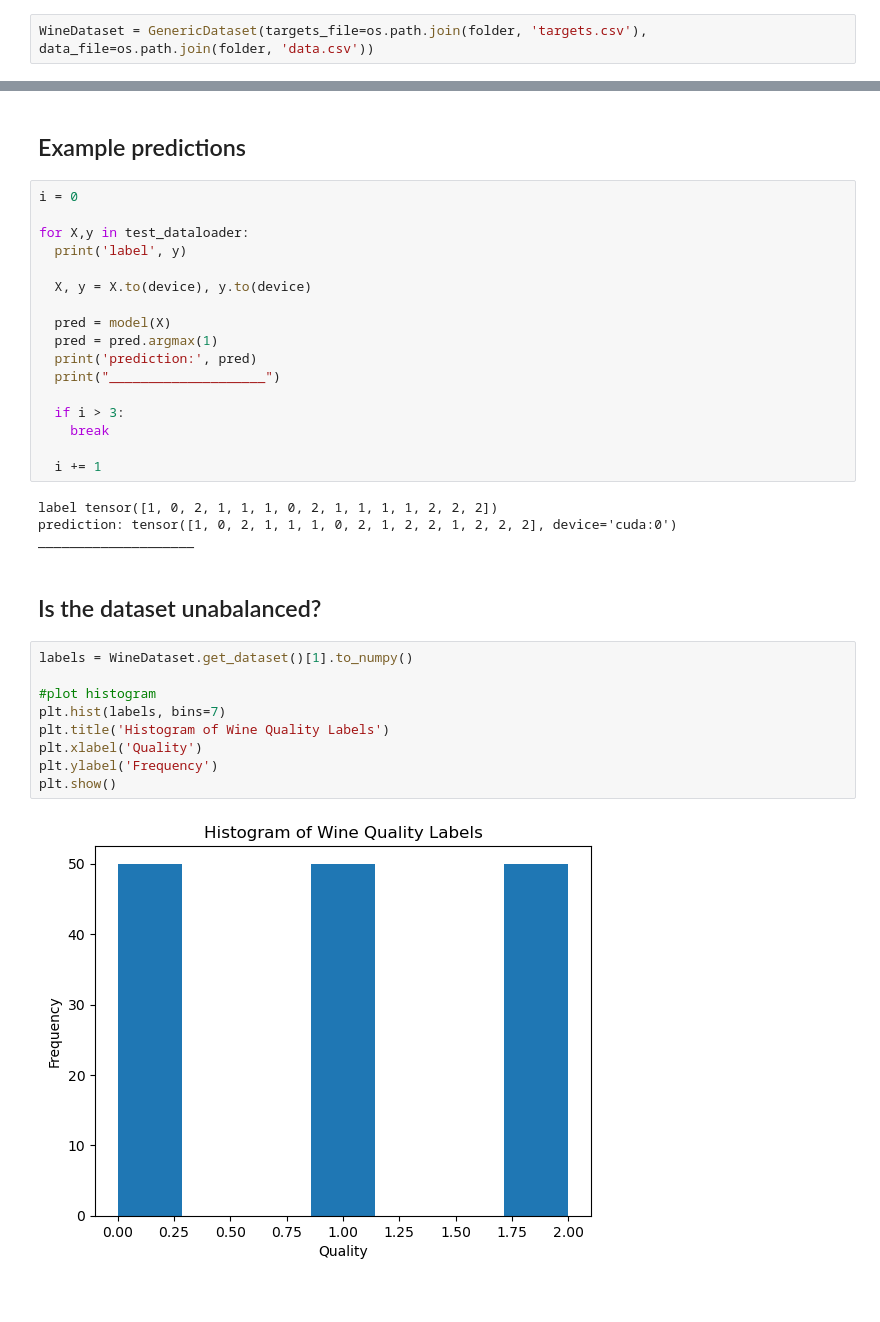
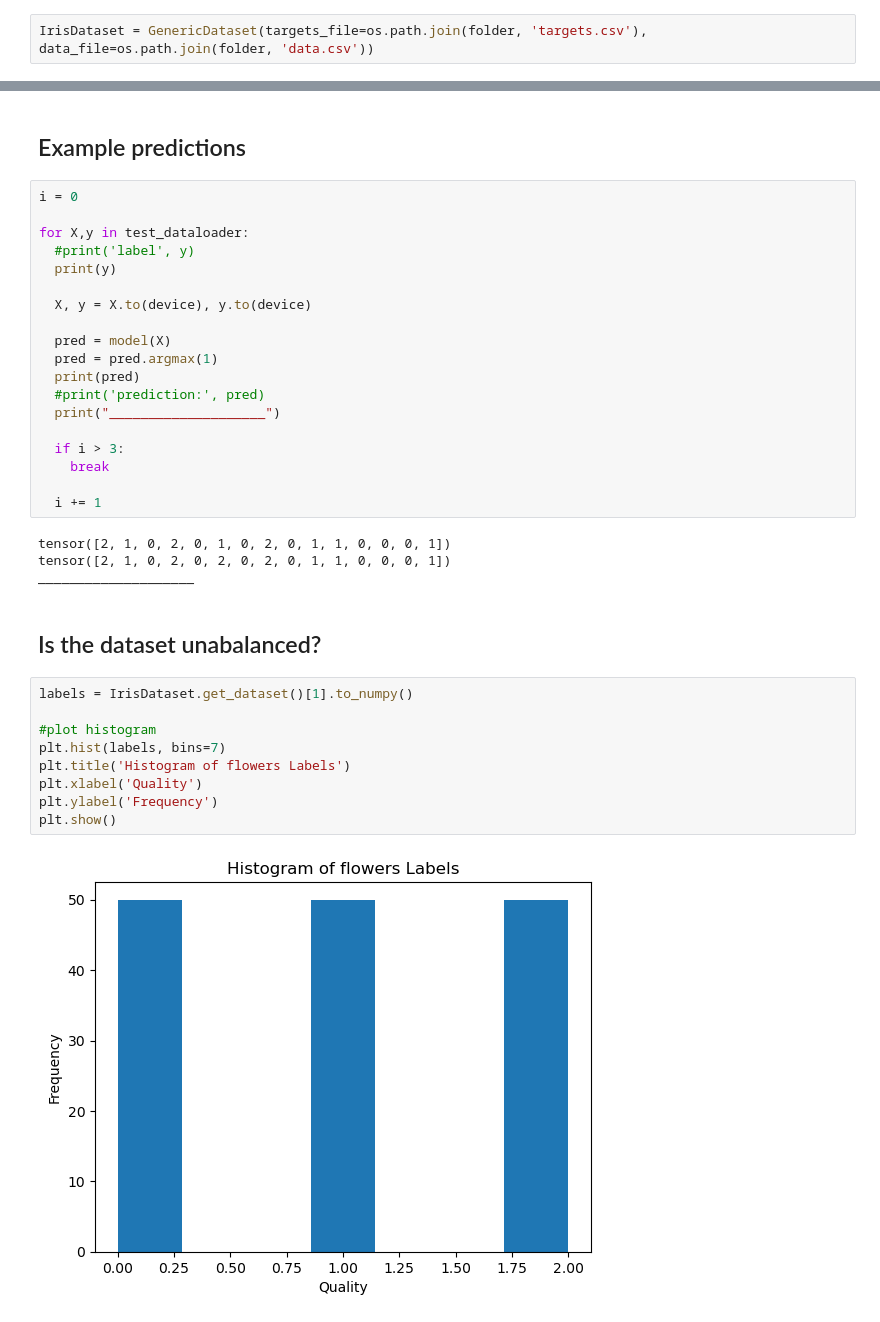
Before and after one commit to dangeloandrea14/DNN-lectures, a Jupyter notebook: 3_NeuralNetworks-iris.ipynb, the cells around one changed output, grey strips where cells are left out. Cells and saved outputs as stored; diff of their text form.

```diff
--- a/3_NeuralNetworks-iris.ipynb
+++ b/3_NeuralNetworks-iris.ipynb
@@ -98,5 +96,5 @@ class GenericDataset(Dataset):
 # %%
 folder = os.path.join('data', 'iris')
 # %%
-WineDataset = GenericDataset(targets_file=os.path.join(folder, 'targets.csv'), data_file=os.path.join(folder, 'data.csv'))
+IrisDataset = GenericDataset(targets_file=os.path.join(folder, 'targets.csv'), data_file=os.path.join(folder, 'data.csv'))
 # %%
@@ -278,13 +277,15 @@ plt.show()
 i = 0
 
 for X,y in test_dataloader:
-  print('label', y)
+  #print('label', y)
+  print(y)
 
   X, y = X.to(device), y.to(device)
 
   pred = model(X)
   pred = pred.argmax(1)
-  print('prediction:', pred)
+  print(pred)
+  #print('prediction:', pred)
   print("____________________")
 
   if i > 3:
@@ -292,19 +293,19 @@ for X,y in test_dataloader:
 
   i += 1
 # %% [output]
-label tensor([1, 0, 2, 1, 1, 1, 0, 2, 1, 1, 1, 1, 2, 2, 2])
-prediction: tensor([1, 0, 2, 1, 1, 1, 0, 2, 1, 2, 2, 1, 2, 2, 2], device='cuda:0')
+tensor([2, 1, 0, 2, 0, 1, 0, 2, 0, 1, 1, 0, 0, 0, 1])
+tensor([2, 1, 0, 2, 0, 2, 0, 2, 0, 1, 1, 0, 0, 0, 1])
 ____________________
 # %% [markdown]
 ## Is the dataset unabalanced?
 # %%
-labels = WineDataset.get_dataset()[1].to_numpy()
+labels = IrisDataset.get_dataset()[1].to_numpy()
 
 #plot histogram
 plt.hist(labels, bins=7)
-plt.title('Histogram of Wine Quality Labels')
+plt.title('Histogram of flowers Labels')
 plt.xlabel('Quality')
 plt.ylabel('Frequency')
 plt.show()
 # %% [output]
-[figure, old version]
+[figure, new version]
```
Also changed, not shown: parts of 9 cells of this notebook, 16 other files.
